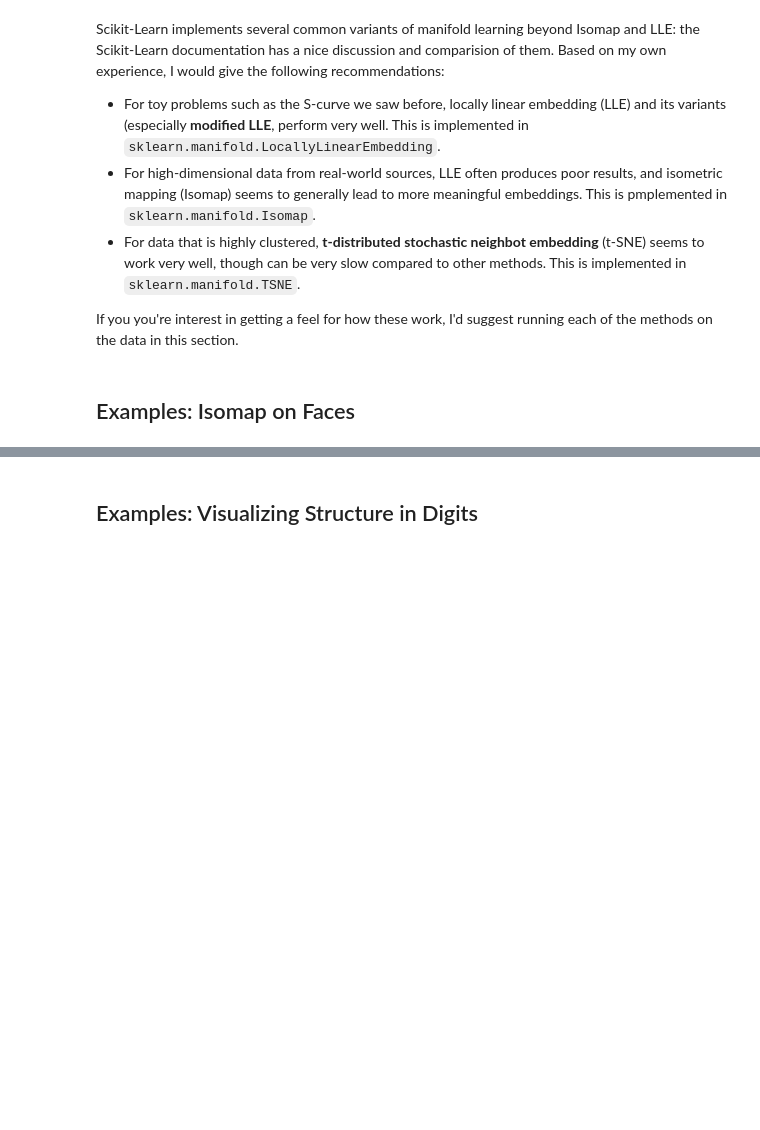
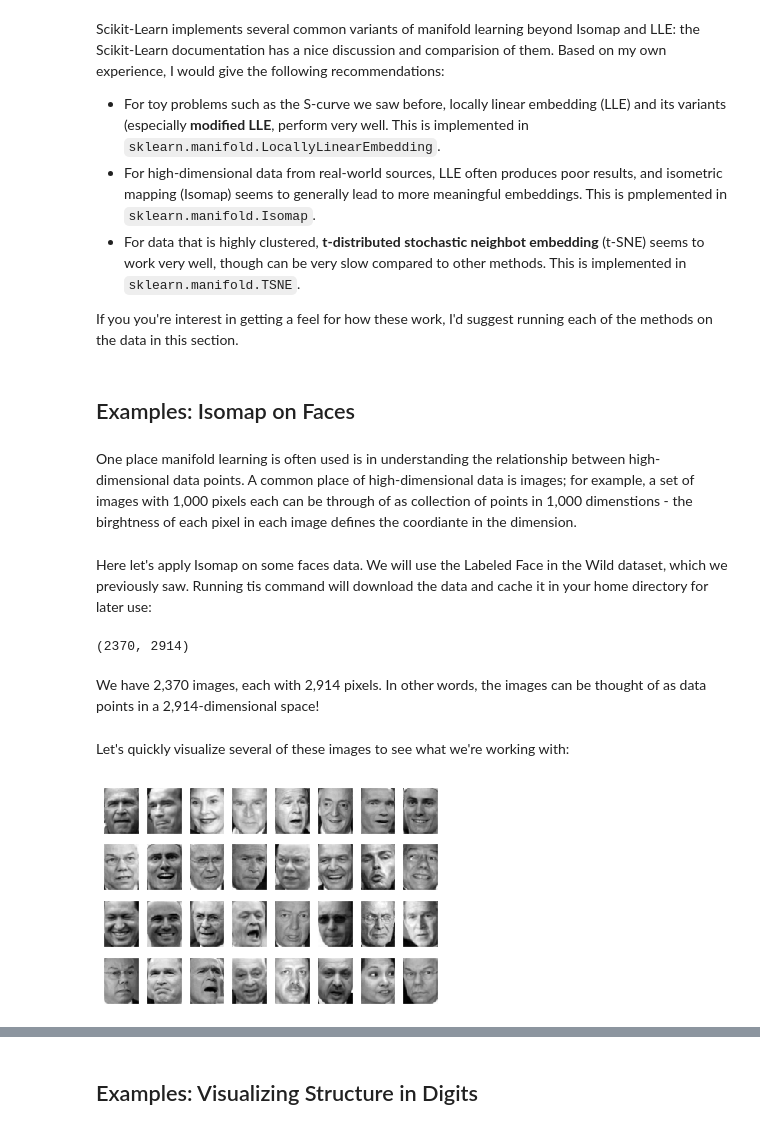
Before and after one commit to UlrikeBoehm/PythonDataScience, a Jupyter notebook: 05_MachineLearning/10_InDepth_Manifold_Learning.ipynb, the cells around one changed output, grey strips where cells are left out. Cells and saved outputs as stored; diff of their text form; code cells hidden in the pictures; blank space fills up the shorter version.

Commit message:
Added Isomap on Faces Section

```diff
--- a/05_MachineLearning/10_InDepth_Manifold_Learning.ipynb
+++ b/05_MachineLearning/10_InDepth_Manifold_Learning.ipynb
@@ -285,3 +285,23 @@ Scikit-Learn implements several common variants of manifold learning beyond Isom
 If you you're interest in getting a feel for how these work, I'd suggest running each of the methods on the data in this section.
 # %% [markdown]
 ## Examples: Isomap on Faces
+# %% [markdown]
+One place manifold learning is often used is in understanding the relationship between high-dimensional data points. A common place of high-dimensional data is images; for example, a set of images with 1,000 pixels each can be through of as collection of points in 1,000 dimenstions - the birghtness of each pixel in each image defines the coordiante in the dimension.
+# %% [markdown]
+Here let's apply Isomap on some faces data. We will use the Labeled Face in the Wild dataset, which we previously saw. Running tis command will download the data and cache it in your home directory for later use:
+# %%
+from sklearn.datasets import fetch_lfw_people
+faces = fetch_lfw_people(min_faces_per_person=30)
+faces.data.shape
+# %% [output]
+(2370, 2914)
+# %% [markdown]
+We have 2,370 images, each with 2,914 pixels. In other words, the images can be thought of as data points in a 2,914-dimensional space!
+# %% [markdown]
+Let's quickly visualize several of these images to see what we're working with:
+# %%
+fig, ax = plt.subplots(4, 8, subplot_kw=dict(xticks=[], yticks=[]))
+for i, axi in enumerate(ax.flat):
+    axi.imshow(faces.images[i], cmap='gray')
+# %% [output]
+[figure, added]
```
Also changed, not shown: parts of 11 cells of this notebook.
